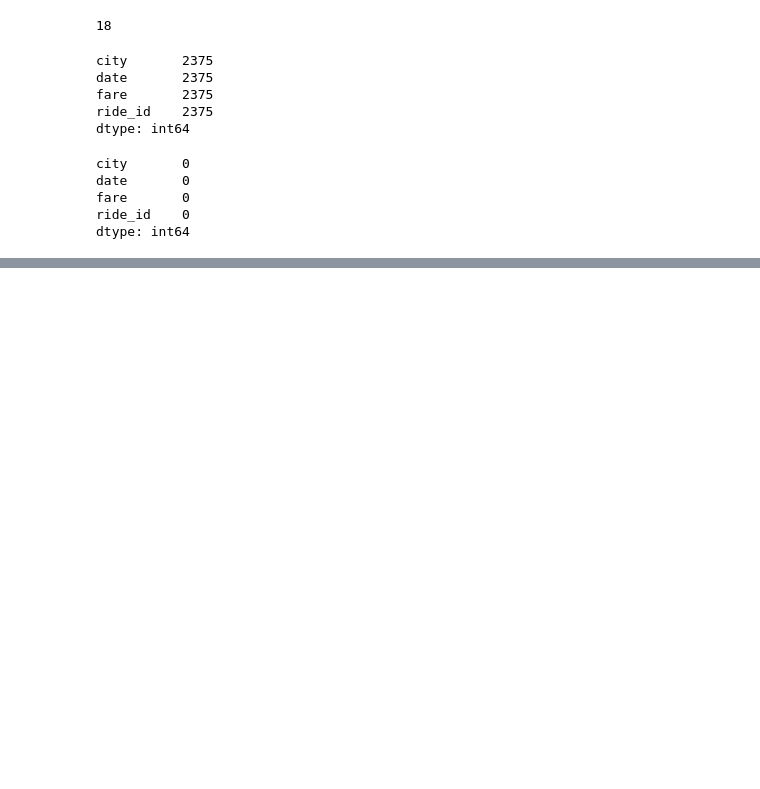
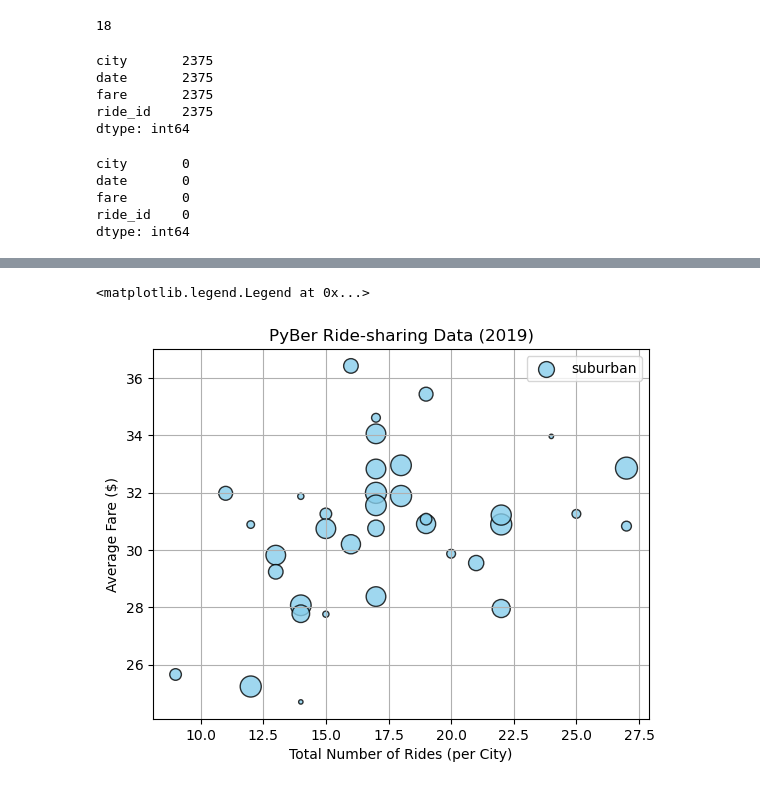
Before and after one commit to JhoanMiranda/Pyber_Analysis, a Jupyter notebook: PyBer.ipynb, the cells around one changed output, grey strips where cells are left out. Drawn from its saved outputs; the diff is of its cells as text; code cells hidden in the pictures; blank space fills up the shorter version.

```diff
--- a/PyBer.ipynb
+++ b/PyBer.ipynb
@@ -147,0 +160,4 @@ pyber_data_df.head()
+# %%
+#create a suburban city df
+suburban_city_df = pyber_data_df[pyber_data_df["type"]== "Suburban"]
+suburban_city_df.head()
@@ -147,0 +194,4 @@ pyber_data_df.head()
+# %%
+##get the number of rides of all suburban cities
+suburban_ride_count = suburban_city_df.groupby(["city"]).count()["ride_id"]
+suburban_ride_count.head()
@@ -147,0 +230,4 @@ pyber_data_df.head()
+# %%
+#get the average fare for each city in the suburban cities
+suburban_avg_fare = suburban_city_df.groupby(["city"]).mean()["fare"]
+suburban_avg_fare.head()
@@ -147,0 +266,4 @@ pyber_data_df.head()
+# %%
+#get the average # drivers for each city in suburban citie
+suburban_driver_count = suburban_city_df.groupby(["city"]).mean()["driver_count"]
+suburban_driver_count.head()
@@ -147,0 +301,11 @@ pyber_data_df.head()
+# %%
+#built the scatter plot for suburban cities
+plt.scatter(suburban_ride_count, suburban_avg_fare, color= "skyblue", edgecolor= "black", s=10*suburban_driver_count, alpha=0.8, label="suburban")
+plt.title("PyBer Ride-sharing Data (2019)")
+plt.ylabel("Average Fare ($)")
+plt.xlabel("Total Number of Rides (per City)")
+plt.grid(True)
+plt.legend()
+# %% [output]
+<matplotlib.legend.Legend at 0x...>
+[figure, added]
```
Also changed, not shown: parts of 20 cells of this notebook, 1 other file.
